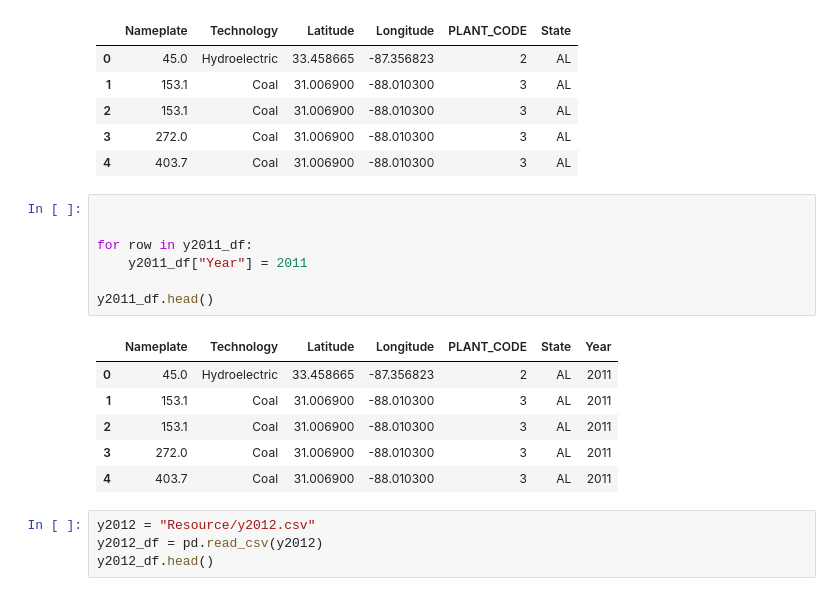
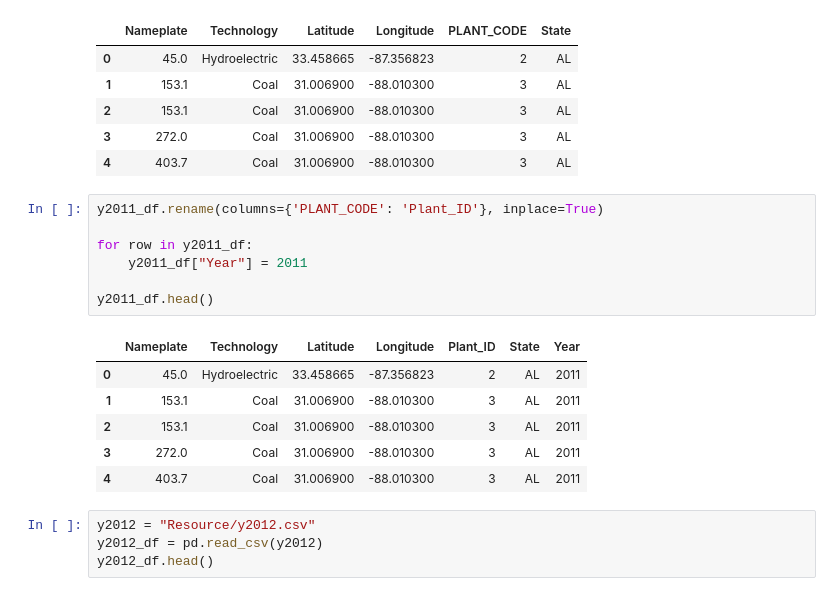
Before and after one commit to raj-cmyk/The-Coalition, a Jupyter notebook: load_data.ipynb, the cells around one changed output. Drawn from its saved outputs; the diff is of its cells as text.

```diff
--- a/load_data.ipynb
+++ b/load_data.ipynb
@@ -274,14 +274,14 @@ y2011_df.head()
 | 3 | 272.0 | Coal | 31.006900 | -88.010300 | 3 | AL |
 | 4 | 403.7 | Coal | 31.006900 | -88.010300 | 3 | AL |
 # %%
-
+y2011_df.rename(columns={'PLANT_CODE': 'Plant_ID'}, inplace=True)
 
 for row in y2011_df:
     y2011_df["Year"] = 2011
 
 y2011_df.head()
 # %% [output]
-|  | Nameplate | Technology | Latitude | Longitude | PLANT_CODE | State | Year |
+|  | Nameplate | Technology | Latitude | Longitude | Plant_ID | State | Year |
 | 0 | 45.0 | Hydroelectric | 33.458665 | -87.356823 | 2 | AL | 2011 |
 | 1 | 153.1 | Coal | 31.006900 | -88.010300 | 3 | AL | 2011 |
 | 2 | 153.1 | Coal | 31.006900 | -88.010300 | 3 | AL | 2011 |
```
Also changed, not shown: parts of 18 cells of this notebook.
